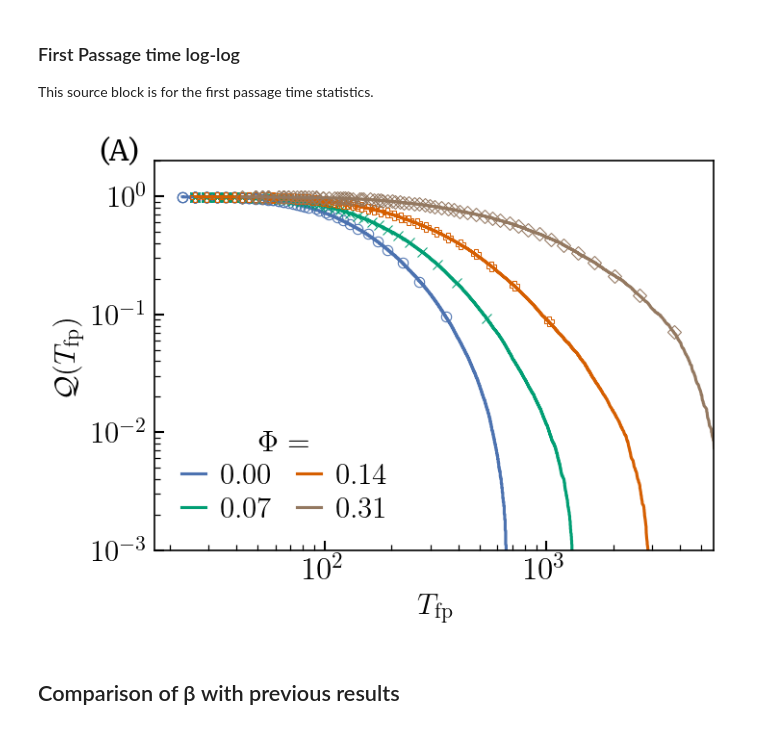
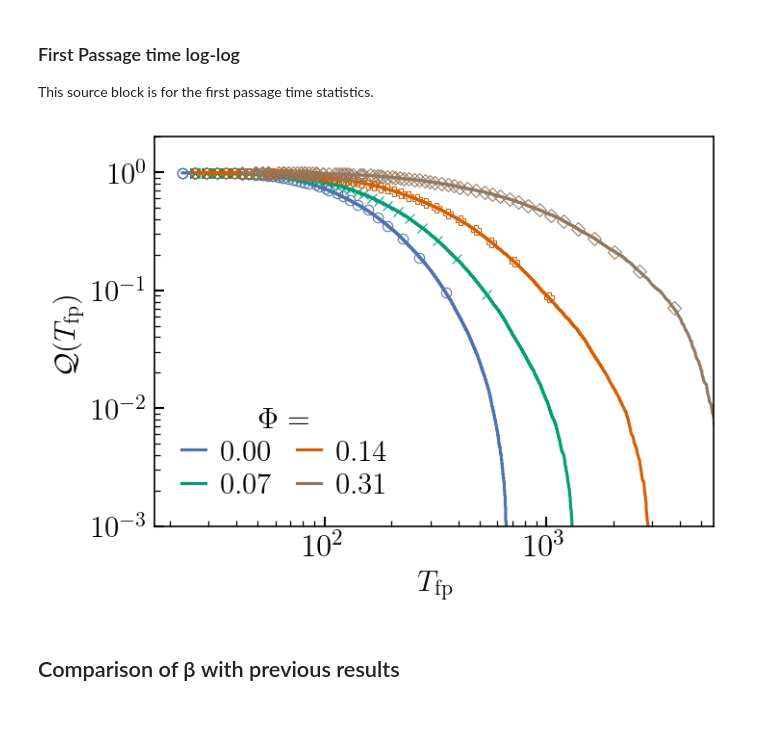
Before and after one commit to thecalculon/ssmplots, a Jupyter notebook: SemiSolid_plots.ipynb, the cells around one changed output. Saved outputs shown, nothing was run; the diff lists cells and outputs as text; code cells hidden in the pictures.

```diff
--- a/SemiSolid_plots.ipynb
+++ b/SemiSolid_plots.ipynb
@@ -330,10 +330,10 @@ norm = matplotlib.colors.Normalize(vmin=0, vmax=1000)
 Anchkey1 = ["fluid", "sm1", "sm2", "sm3", "sm4", "sm5", "sm6", "sm7", "sm8", "sm9", "sm10", "sm11"]
 Freekey1 = [ "solid", "sm3", "sm4", "sm5", "sm6", "sm8", "sm9", "sm10", "sm11"]
 Freekey2 = [ "sm6p2", "sm6p4", "sm6p6", "sm6p8", "sm7", "sm10p5", "sm12", "sm13", "sm14"]
-Anchfile1 = "../data/ShearAnchoredData.json"
-Freefile1 = "../data/ShearFreeData.json"
-Freefile2 = "../data/ShearFreeData_dardel1.json"
-Freefile3 = "../data/ShearSolidData.json"
+Anchfile1 = "/ShearAnchoredData.json"
+Freefile1 = "/ShearFreeData.json"
+Freefile2 = "/ShearFreeData_dardel1.json"
+Freefile3 = "/ShearSolidData.json"
 Shrdct = ["shr0", "shr1", "shr2", "shr3", "shr4", "shr5", "shr6", "shr7", "shr8", "shr9"]
 
 N = np.asarray([16384, 65536], dtype=int)
@@ -650,36 +650,36 @@ This source block is for the first passage time statistics.
 # %%
 
 # for sm in smldg:
 
 smbl = ['o', 'x','x', 's','x','x','x','x', 'P', 'x','x', 'D','x', 'X' ]
 se = np.asarray([0,5,8,11], dtype=int)
 N = np.asarray([16384, 65536], dtype=int)
 cid = [0,1,2,4]
 fig, ax = plt.subplots()
 for i, idx_p in enumerate(se):
     tqpdf, rcut, Nsolid = firstPassageData(smldg[idx_p], "cut1")
     tmp, qpdf = log_spaced(tqpdf[1][:], 100); tmp, time = log_spaced(tqpdf[0][:], 100)
     # time, Msdstd = log_spaced(tMsd[2][1:], 50)
     phi = fractionSolid(Nsolid, N[1]) ## Pass the point corresponding to N=65536
     l1, = ax.plot(1e3*tqpdf[0]*Dl/A_s, 0.99 - tqpdf[1], "-" , color=clr[cid[i]], label=r"$%0.2f$"%(phi))
     ax.plot(1e3*time*Dl/A_s, 0.99 - qpdf, smbl[idx_p], color=l1.get_color(), markersize=5, markerfacecolor='none')
     # tmp, qpdf = log_spaced(tqpdf[1][-1000:], 30); tmp, time = log_spaced(tqpdf[0][-1000:], 30)
     # ax.plot(time, 0.99 - qpdf, smbl[idx_p], color=l1.get_color(), markersize=5, markerfacecolor='none')
 thx = np.linspace(1,6.0e3,100)
 thx1 = np.linspace(1,3e2,100)
 # ax.plot(thx, 1.5 * np.exp(-8e-3 *thx), "--", linewidth=1, color="k")
 # ax.plot(thx, 0.8 *np.exp(-7e-4 *thx), "--", linewidth=1, color="k")
 ax.set(yscale="log", xscale="log")
 ax.set(xlim=[0,5700], ylim=[1e-3,2])
 ax.legend(title=r"$\Phi=$", ncols=2)
 ax.set(xlabel=r"$T_{\rm {fp}}$", ylabel=r"$\mathcal{Q}(T_{\mathrm {fp}})$")
-plt.rcParams["text.usetex"]  = False #"IBM Plex Sans"
-ax.text(-0.1, 1.0, "(A)", transform=ax.transAxes,**csfont, fontweight=450)
-plt.rcParams["text.usetex"]  = True #"IBM Plex Sans"
+# plt.rcParams["text.usetex"]  = False #"IBM Plex Sans"
+# ax.text(-0.1, 1.0, "(A)", transform=ax.transAxes,**csfont, fontweight=450)
+# plt.rcParams["text.usetex"]  = True #"IBM Plex Sans"
 #fig.savefig("/home/vikash/Documents/my_papers/semiSolidMembrane/fig/first_passage_time.pdf")
 plt.show()
 # %% [output]
-[figure, old version]
+[figure, new version]
 # %% [markdown]
 ## Comparison of β with previous results
 # %%
```
Also changed, not shown: parts of 6 cells of this notebook.
